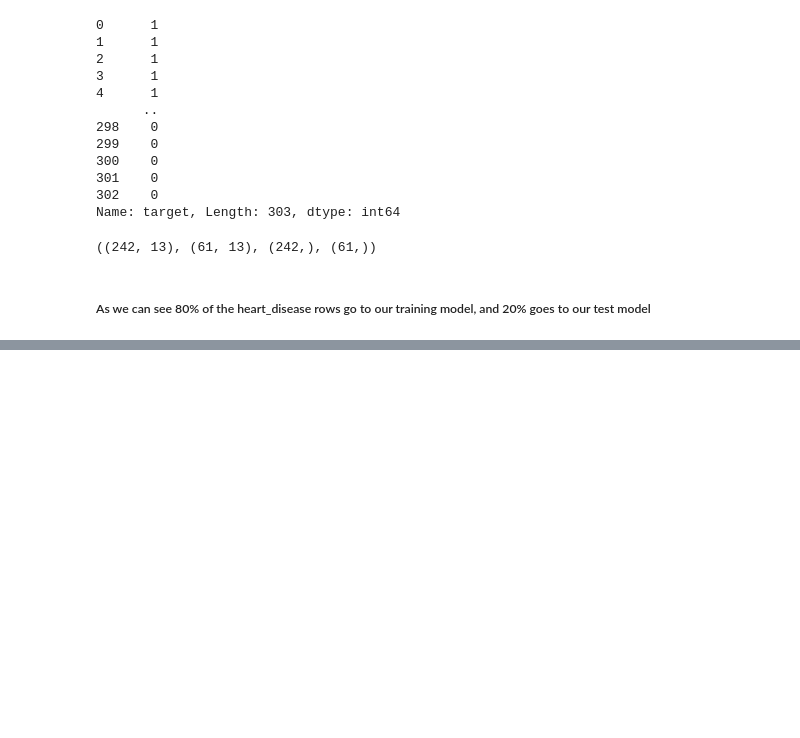
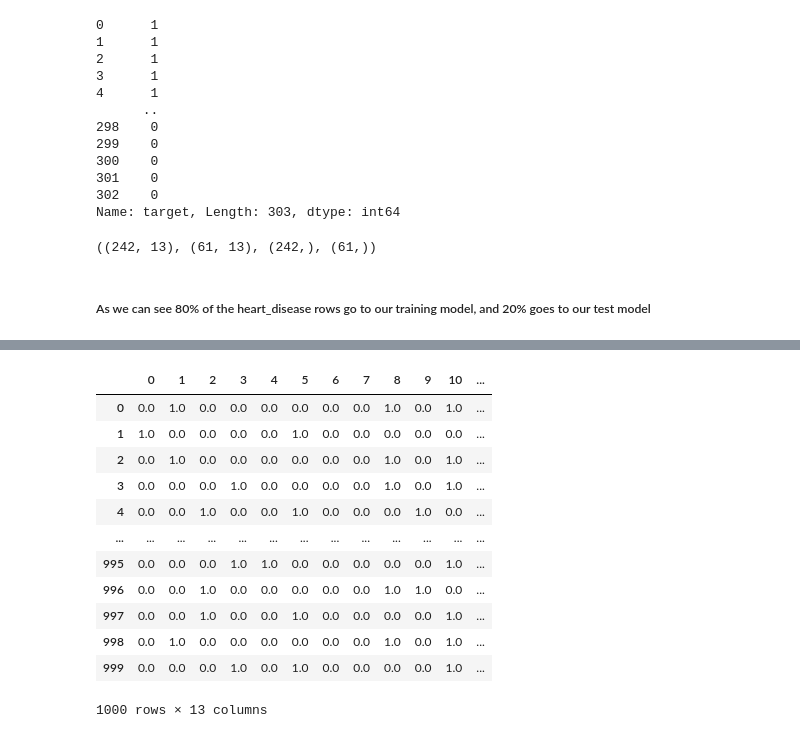
Before and after one commit to Rayani00/python, a Jupyter notebook: MLPerso/Scikit-learn/Introduction-to-scikiit-learn.ipynb, the cells around one changed output, grey strips where cells are left out. Saved outputs shown, nothing was run; the diff lists cells and outputs as text; code cells hidden in the pictures; blank space fills up the shorter version.

Commit message:
Sklearn

```diff
--- a/MLPerso/Scikit-learn/Introduction-to-scikiit-learn.ipynb
+++ b/MLPerso/Scikit-learn/Introduction-to-scikiit-learn.ipynb
@@ -284,0 +287,2 @@ X_train.shape, X_test.shape, y_train.shape, y_test.shape
+# %%
+car_sales = pd.read_csv("/home/rayani00/Bureau/python/MLPerso/zero-to-mastery-ml-master/data/car-sales-extended.csv")
@@ -284,0 +306,7 @@ X_train.shape, X_test.shape, y_train.shape, y_test.shape
+# %%
+# Split into X and y
+X =  car_sales.drop("Price", axis=1)
+y = car_sales["Price"]
+
+# Split into training and test data
+X_train, X_test, y_train, y_test = train_test_split(X,y,test_size=0.2)
@@ -284,0 +340,16 @@ X_train.shape, X_test.shape, y_train.shape, y_test.shape
+# %%
+# Turn the categorical features into numbers
+from sklearn.preprocessing import OneHotEncoder
+from sklearn.compose import ColumnTransformer
+
+categorical_features = ["Make", "Colour", "Doors"]
+# One hot is the method we'll use in this case
+categorical_features = ["Make", "Colour", "Doors"]
+one_hot = OneHotEncoder()
+transformer = ColumnTransformer([("one_hot",
+                                   one_hot,
+                                   categorical_features)],
+                                   remainder="passthrough")
+
+transformed_X = transformer.fit_transform(X)
+transformed_X
@@ -284,0 +370,17 @@ X_train.shape, X_test.shape, y_train.shape, y_test.shape
+# %%
+# Let' put this data into a datafranme
+pd.DataFrame(transformed_X)
+# %% [output]
+|  | 0 | 1 | 2 | 3 | 4 | 5 | 6 | 7 | 8 | 9 | 10 | ... |
+| 0 | 0.0 | 1.0 | 0.0 | 0.0 | 0.0 | 0.0 | 0.0 | 0.0 | 1.0 | 0.0 | 1.0 | ... |
+| 1 | 1.0 | 0.0 | 0.0 | 0.0 | 0.0 | 1.0 | 0.0 | 0.0 | 0.0 | 0.0 | 0.0 | ... |
+| 2 | 0.0 | 1.0 | 0.0 | 0.0 | 0.0 | 0.0 | 0.0 | 0.0 | 1.0 | 0.0 | 1.0 | ... |
+| 3 | 0.0 | 0.0 | 0.0 | 1.0 | 0.0 | 0.0 | 0.0 | 0.0 | 1.0 | 0.0 | 1.0 | ... |
+| 4 | 0.0 | 0.0 | 1.0 | 0.0 | 0.0 | 1.0 | 0.0 | 0.0 | 0.0 | 1.0 | 0.0 | ... |
+| ... | ... | ... | ... | ... | ... | ... | ... | ... | ... | ... | ... | ... |
+| 995 | 0.0 | 0.0 | 0.0 | 1.0 | 1.0 | 0.0 | 0.0 | 0.0 | 0.0 | 0.0 | 1.0 | ... |
+| 996 | 0.0 | 0.0 | 1.0 | 0.0 | 0.0 | 0.0 | 0.0 | 0.0 | 1.0 | 1.0 | 0.0 | ... |
+| 997 | 0.0 | 0.0 | 1.0 | 0.0 | 0.0 | 1.0 | 0.0 | 0.0 | 0.0 | 0.0 | 1.0 | ... |
+| 998 | 0.0 | 1.0 | 0.0 | 0.0 | 0.0 | 0.0 | 0.0 | 0.0 | 1.0 | 0.0 | 1.0 | ... |
+| 999 | 0.0 | 0.0 | 0.0 | 1.0 | 0.0 | 1.0 | 0.0 | 0.0 | 0.0 | 0.0 | 1.0 | ... |
+1000 rows × 13 columns
```
Also changed, not shown: parts of 42 cells of this notebook, 1 other file.
